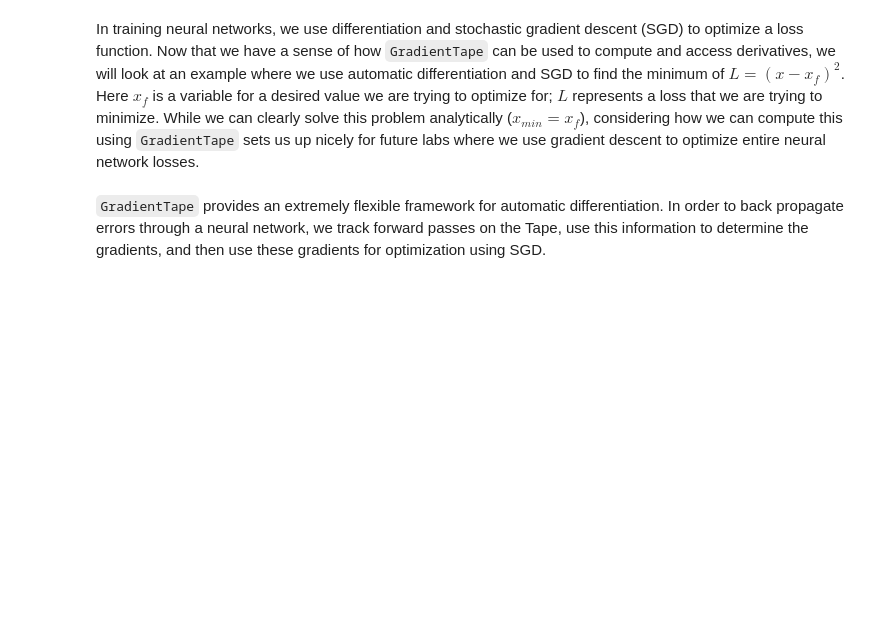
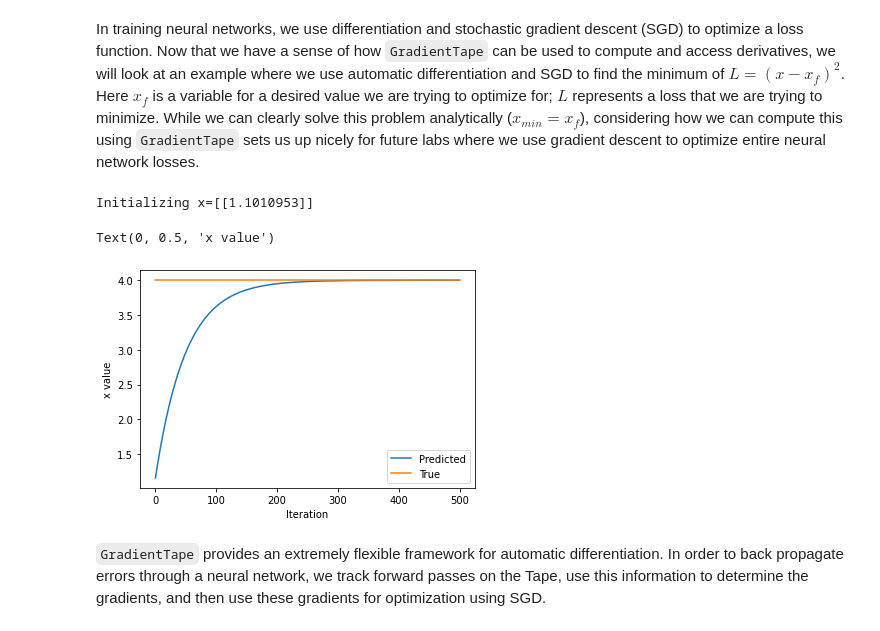
Before and after one commit to alibaniasad1999/introtodeeplearning, a Jupyter notebook: lab1/Part1_TensorFlow.ipynb, the cells around one changed output. Cells and saved outputs as stored; diff of their text form; code cells hidden in the pictures; blank space fills up the shorter version.

```diff
--- a/lab1/Part1_TensorFlow.ipynb
+++ b/lab1/Part1_TensorFlow.ipynb
@@ -364,33 +364,37 @@ In training neural networks, we use differentiation and stochastic gradient desc
 # %%
 ### Function minimization with automatic differentiation and SGD ###
 
 # Initialize a random value for our initial x
 x = tf.Variable([tf.random.normal([1])])
 print("Initializing x={}".format(x.numpy()))
 
 learning_rate = 1e-2 # learning rate for SGD
 history = []
 # Define the target value
 x_f = 4
 
 # We will run SGD for a number of iterations. At each iteration, we compute the loss,
 #   compute the derivative of the loss with respect to x, and perform the SGD update.
 for i in range(500):
   with tf.GradientTape() as tape:
     '''TODO: define the loss as described above'''
-    loss = # TODO
+    loss = (x - x_f)**2
 
   # loss minimization using gradient tape
   grad = tape.gradient(loss, x) # compute the derivative of the loss with respect to x
   new_x = x - learning_rate*grad # sgd update
   x.assign(new_x) # update the value of x
   history.append(x.numpy()[0])
 
 # Plot the evolution of x as we optimize towards x_f!
 plt.plot(history)
 plt.plot([0, 500],[x_f,x_f])
 plt.legend(('Predicted', 'True'))
 plt.xlabel('Iteration')
 plt.ylabel('x value')
+# %% [output]
+Initializing x=[[1.1010953]]
+Text(0, 0.5, 'x value')
+[figure, added]
 # %% [markdown]
 `GradientTape` provides an extremely flexible framework for automatic differentiation. In order to back propagate errors through a neural network, we track forward passes on the Tape, use this information to determine the gradients, and then use these gradients for optimization using SGD.
```
Also changed, not shown: parts of 1 cell of this notebook.
